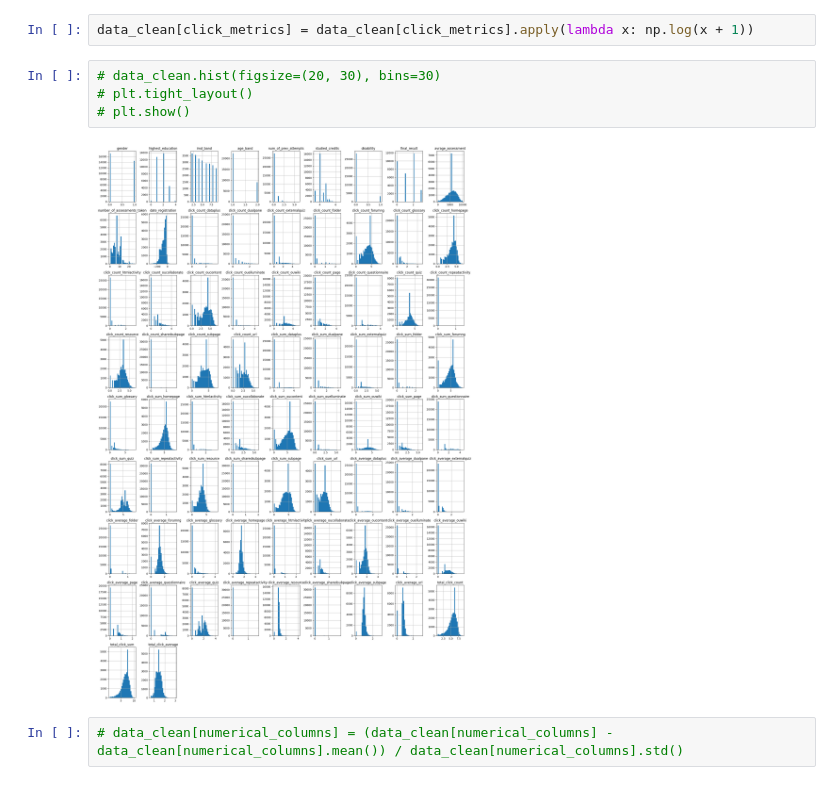
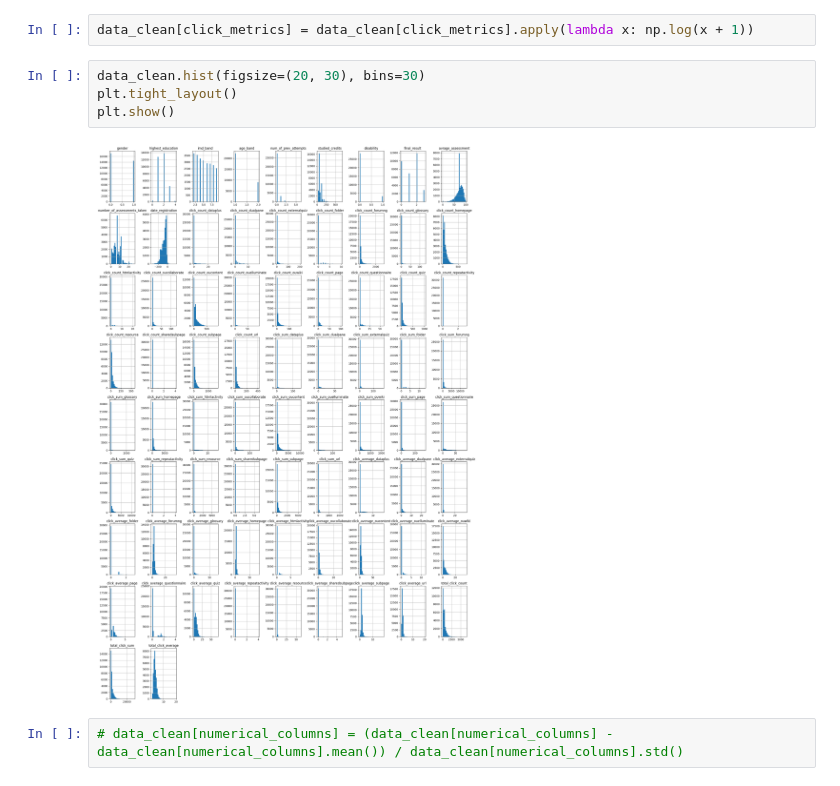
Before and after one commit to JacobRhys/FAIDM_group, a Jupyter notebook: clustering/data_clean.ipynb, the cells around one changed output. Drawn from its saved outputs; the diff is of its cells as text.

```diff
--- a/clustering/data_clean.ipynb
+++ b/clustering/data_clean.ipynb
@@ -88,11 +94,11 @@ click_metrics = data_clean.columns[data_clean.columns.str.contains('click')]
 # %%
 data_clean[click_metrics] = data_clean[click_metrics].apply(lambda x: np.log(x + 1))
 # %%
-# data_clean.hist(figsize=(20, 30), bins=30)
-# plt.tight_layout()
-# plt.show()
+data_clean.hist(figsize=(20, 30), bins=30)
+plt.tight_layout()
+plt.show()
 # %% [output]
-[figure, old version]
+[figure, new version]
 # %%
 # data_clean[numerical_columns] = (data_clean[numerical_columns] - data_clean[numerical_columns].mean()) / data_clean[numerical_columns].std()
 # %%
```
Also changed, not shown: parts of 1 cell of this notebook, 2 other files.
